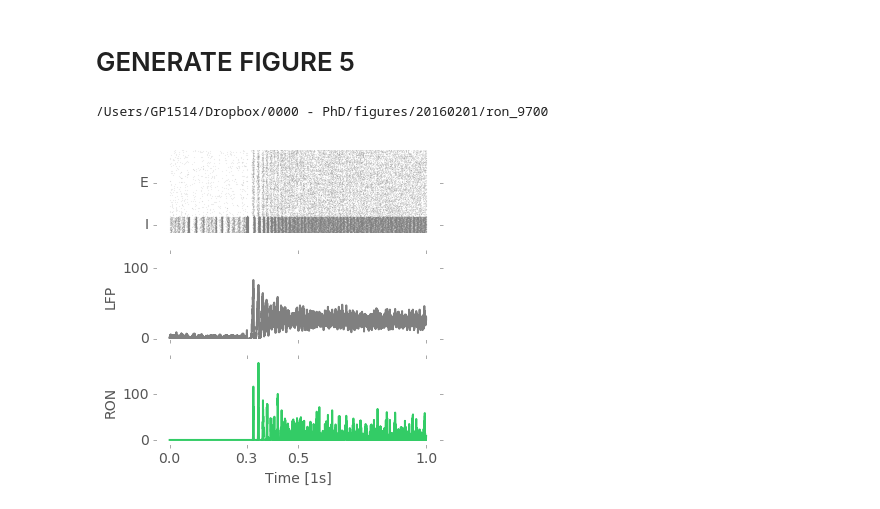
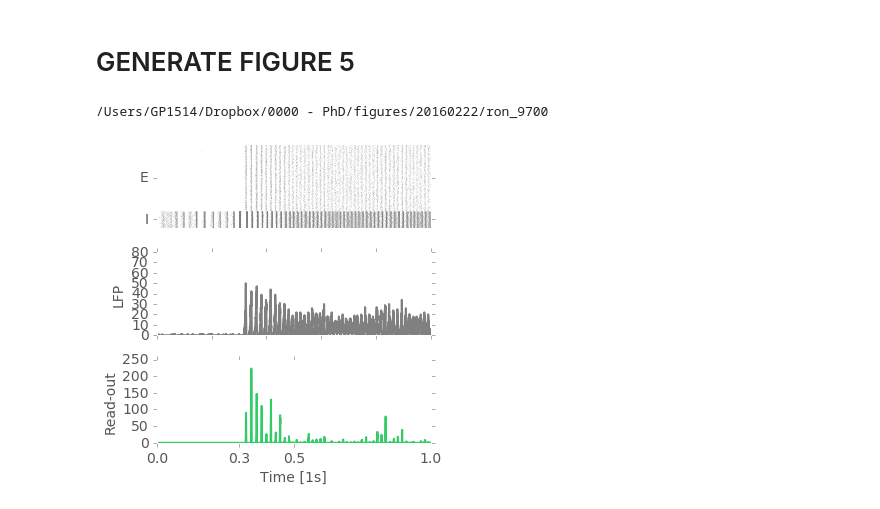
Before and after one commit to gpernelle/cortex, a Jupyter notebook: notebooks/figure5 - psth 3 .ipynb, the cells around one changed output. Saved outputs shown, nothing was run; the diff lists cells and outputs as text; code cells hidden in the pictures.

Commit message:
paper - before local GJ

```diff
--- a/notebooks/figure5 - psth 3 .ipynb
+++ b/notebooks/figure5 - psth 3 .ipynb
@@ -499,7 +501,7 @@ plt.savefig(DIRECTORY + 'fig5-sin.pdf')
 # %% [markdown]
 # GENERATE FIGURE 5
 # %%
-def plotFigure5(i, SSP, SPX, SPY, start, dur, w):
+def plotFigure5(i, SSP, SPX, SPY, start, dur, w,ratio):
     RON =[]
     var = 0.2
     network = SSP[i][start*4:(start+dur)*4]
@@ -512,21 +514,21 @@ def plotFigure5(i, SSP, SPX, SPY, start, dur, w):
     ax = plt.subplot(311)
 #     ax.set_ylabel('Neuron Index')
     ax.set_yticks([250,1500]),
-    ax.set_ylim([1500,4000])
-    ax.set_yticks([1750,3000])
+#     ax.set_ylim([1500,4000])
+    ax.set_yticks([250,1500])
     ax.set_yticklabels(['I', 'E'])
     ax = gr.plotRaster(SPX[i][starti:end],SPY[i][starti:end], ax)
 
     # LFP
     ax = plt.subplot(312)
-    ax.set_ylim([0,120])
+    ax.set_ylim([0,80])
     ax.set_xticklabels([])
     ax.set_ylabel('LFP')
     ax.plot(xax(network,dur), network, color='grey')
 
     # RON
     ax = plt.subplot(313)
-    ax.set_ylabel('RON')
+    ax.set_ylabel('Read-out')
     ax.set_xticks([0,0.3,0.5,1])
     ax.set_xlabel('Time [1s]')
     ax.plot(xax(network,dur),RON, color='#33cc66')
@@ -536,12 +538,41 @@ def plotFigure5(i, SSP, SPX, SPY, start, dur, w):
 #     plt.text(-0.4,110,'B', fontsize=16)
 #     plt.text(-0.4,-20,'C', fontsize=16)
     plt.tight_layout()
-#     plt.savefig(DIRECTORY + 'ron_%s.pdf'%str(start))
+    plt.savefig(DIRECTORY + 'ron_%s-r-%d.pdf'%(str(start),ratio))
 
 
-W = 0.002
-i = 0
-plotFigure5(i, SSP, SPX, SPY, 9700, 1000, W)
+# W = 0.004
+# i = 0
+# plotFigure5(i, SSP, SPX, SPY, 9700, 1000, W)
-# %% [output]
-/Users/GP1514/Dropbox/0000 - PhD/figures/20160201/ron_9700
-[figure, removed]
+# %%
+
+# for S in range(0,20,2):
+#     spikes_x, spikes_y, _, _, _, _, _, _,_,_,_,_  = cortex.readSimulation(N, r, 0, G, 10*S, d1, d2, d3, before, after, WII, LTP, LTD, model, )
+#     SPX.append(spikes_x)
+#     SPY.append(spikes_y)
+#     _,_,_,_,ssp  = cortex.readPSTH(N,r, G,S*10, it,binsize, d1, d2, d3, before, after, sigma, WII, LTP, LTD, model,coeff,RON='IAF', tau_m = 1)
+#     SSP.append(ssp)
+S = 120
+N = 2500
+for ratio in [15]:
+    SSP = []
+    SPX = []
+    SPY = []
+    FACT = 1
+    LTD  = 4.7e-6 * FACT * N
+    LTP = ratio * LTD
+
+    spikes_x, spikes_y, spikes_x_tc, spikes_y_tc, gamma, correlation, ssp1, stimulation,p,q,lowsp,vm = cortex.readSimulation(N,r, 0, G, S, d1, d2, d3, before, after, WII, LTP, LTD, model)
+    SPX.append(spikes_x)
+    SPY.append(spikes_y)
+    SSP.append(ssp1)
+#     np.save(DIRECTORY +"SSP",SSP)
+#     np.save(DIRECTORY +"SPX",SPX)
+#     np.save(DIRECTORY +"SPY",SPY)
+
+    W = 0.004
+    i = 0
+    plotFigure5(i, SSP, SPX, SPY, 9700, 1000, W,ratio)
+# %% [output]
+/Users/GP1514/Dropbox/0000 - PhD/figures/20160222/ron_9700
+[figure, added]
```
Also changed, not shown: parts of 12 cells of this notebook, 9 other files.
